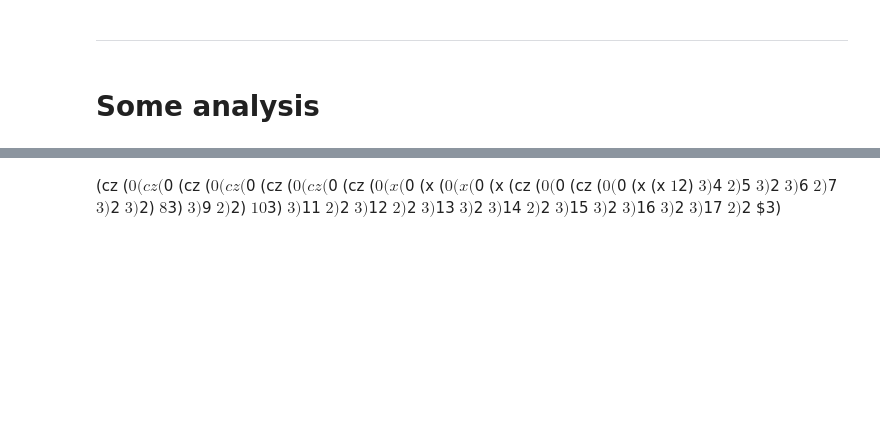
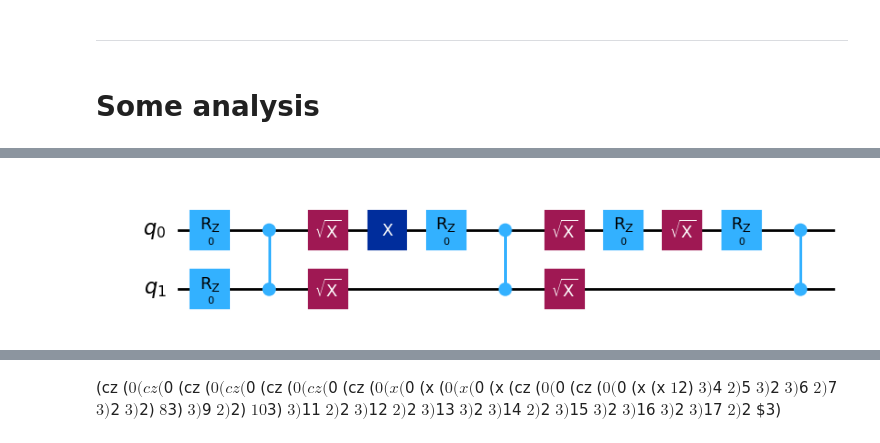
Before and after one commit to lsarra/ground-state-discovery, a Jupyter notebook: test_decomposition.ipynb, the cells around one changed output, grey strips where cells are left out. Drawn from its saved outputs; the diff is of its cells as text; code cells hidden in the pictures; blank space fills up the shorter version.

```diff
--- a/test_decomposition.ipynb
+++ b/test_decomposition.ipynb
@@ -431,0 +618,4 @@ ParseFailure: ('#(lambda (lambda (lambda (lambda (lambda (sx (rz (rz (sx (x (sx
+# %%
+sorted_circuits[7][1].draw("mpl")
+# %% [output]
+[figure, added]
```
Also changed, not shown: parts of 26 cells of this notebook, 5 other files.
